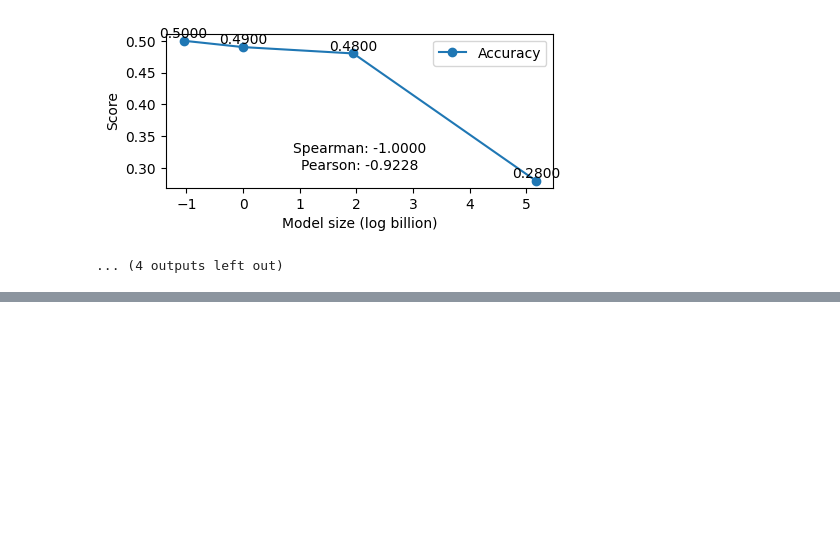
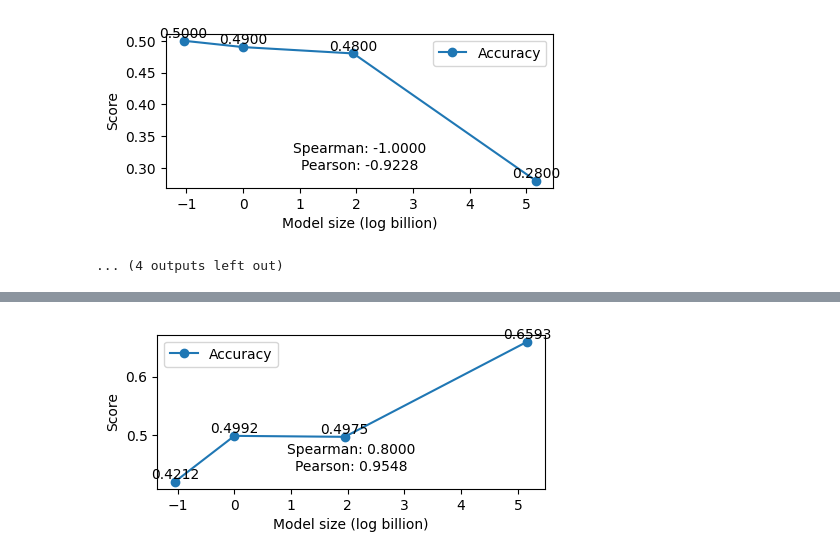
Before and after one commit to yuhui-zh15/InverseScaling, a Jupyter notebook: eval_pipeline/results/analyze_results.ipynb, the cells around one changed output, grey strips where cells are left out. Drawn from its saved outputs; the diff is of its cells as text; code cells hidden in the pictures; blank space fills up the shorter version.

```diff
--- a/eval_pipeline/results/analyze_results.ipynb
+++ b/eval_pipeline/results/analyze_results.ipynb
@@ -188,0 +212,6 @@ not/be
+# %%
+inputs, results = load_data("sampled_lama")
+probs, accs = compute_stats(inputs, results)
+plot_curve(probs, accs)
+# %% [output]
+[figure, added]
```
Also changed, not shown: parts of 4 cells of this notebook.
